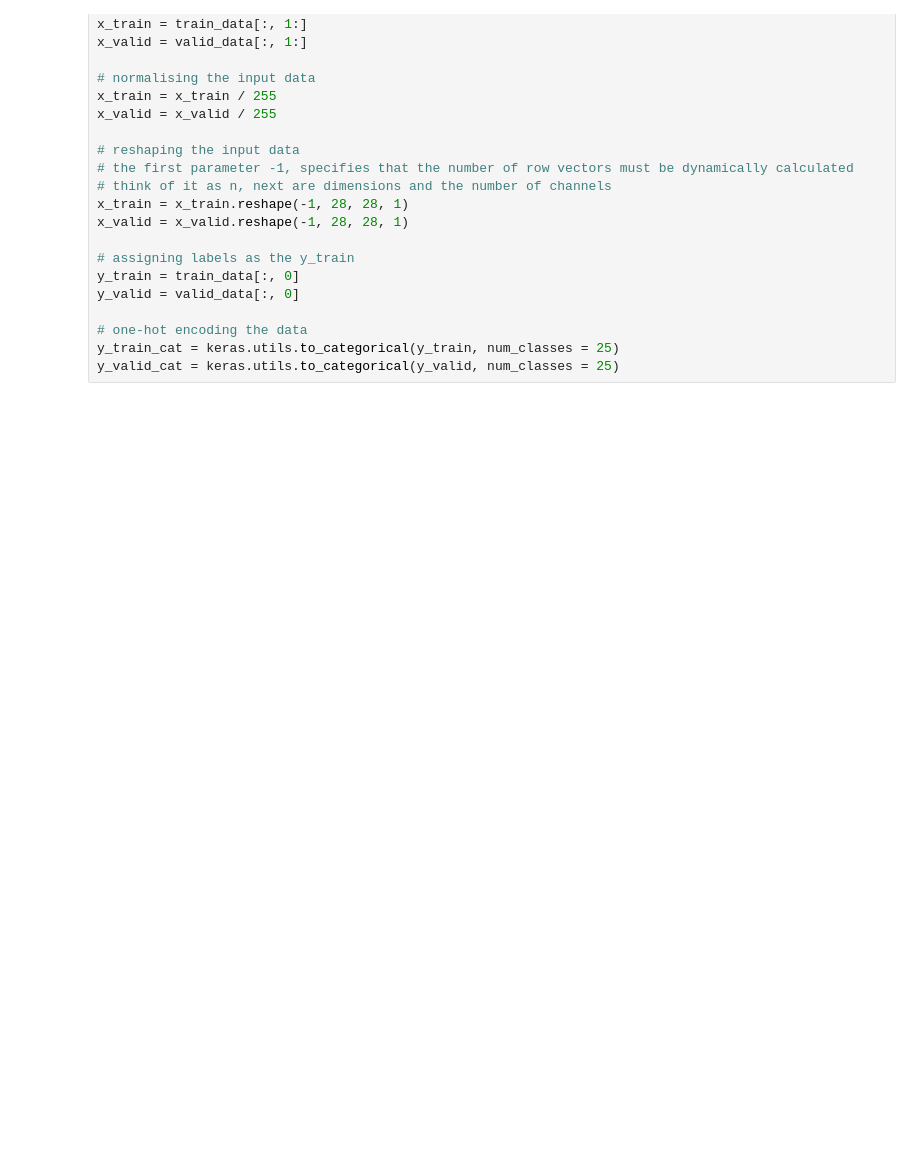
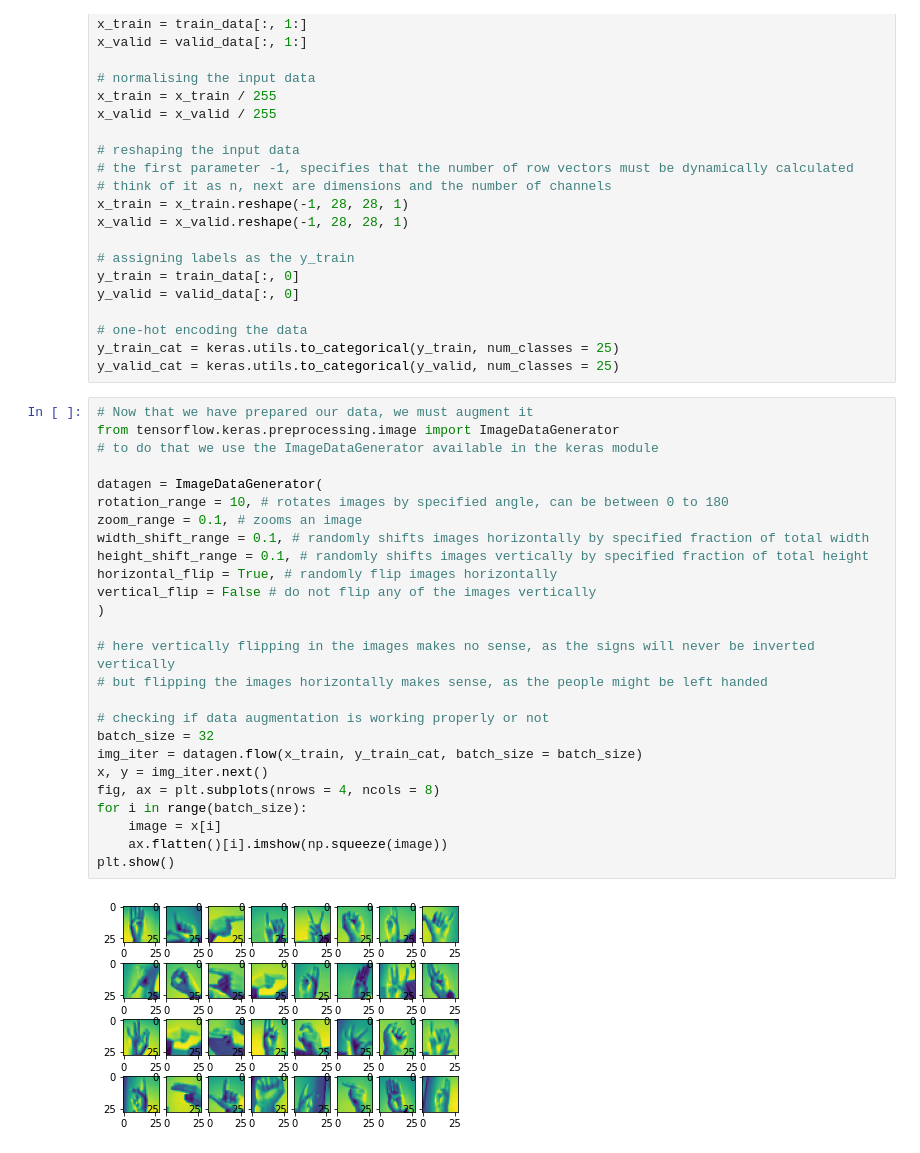
Before and after one commit to Yukino2002/ASL-Recognition, a Jupyter notebook: Model.ipynb, the cells around one changed output. Cells and saved outputs as stored; diff of their text form; blank space fills up the shorter version.

Commit message:
Data Augmentation, Image generator

```diff
--- a/Model.ipynb
+++ b/Model.ipynb
@@ -68,3 +74,31 @@ y_valid = valid_data[:, 0]
 # one-hot encoding the data
 y_train_cat = keras.utils.to_categorical(y_train, num_classes = 25)
 y_valid_cat = keras.utils.to_categorical(y_valid, num_classes = 25)
+# %%
+# Now that we have prepared our data, we must augment it
+from tensorflow.keras.preprocessing.image import ImageDataGenerator
+# to do that we use the ImageDataGenerator available in the keras module
+
+datagen = ImageDataGenerator(
+rotation_range = 10, # rotates images by specified angle, can be between 0 to 180
+zoom_range = 0.1, # zooms an image
+width_shift_range = 0.1, # randomly shifts images horizontally by specified fraction of total width
+height_shift_range = 0.1, # randomly shifts images vertically by specified fraction of total height
+horizontal_flip = True, # randomly flip images horizontally
+vertical_flip = False # do not flip any of the images vertically
+)
+
+# here vertically flipping in the images makes no sense, as the signs will never be inverted vertically
+# but flipping the images horizontally makes sense, as the people might be left handed
+
+# checking if data augmentation is working properly or not
+batch_size = 32
+img_iter = datagen.flow(x_train, y_train_cat, batch_size = batch_size)
+x, y = img_iter.next()
+fig, ax = plt.subplots(nrows = 4, ncols = 8)
+for i in range(batch_size):
+    image = x[i]
+    ax.flatten()[i].imshow(np.squeeze(image))
+plt.show()
+# %% [output]
+[figure, added]
```
Also changed, not shown: parts of 2 cells of this notebook.
